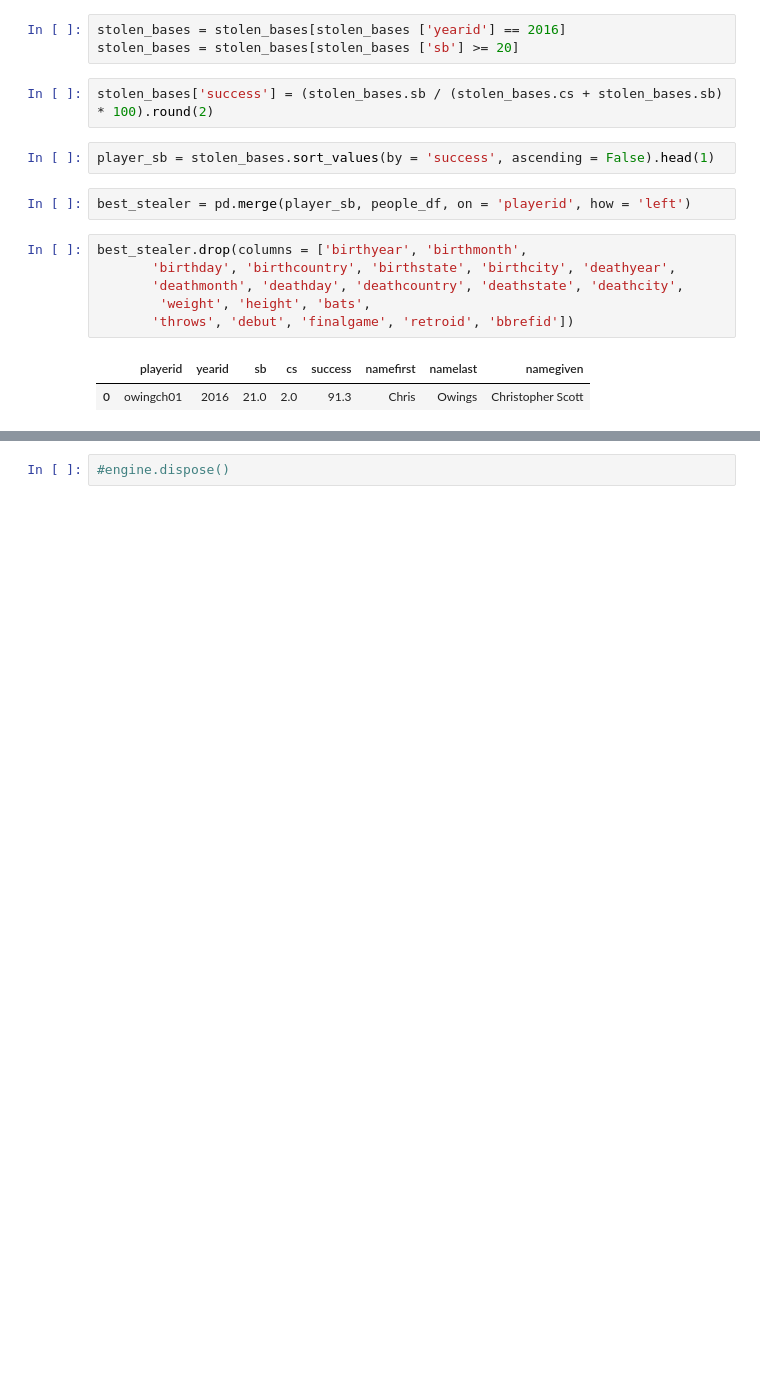
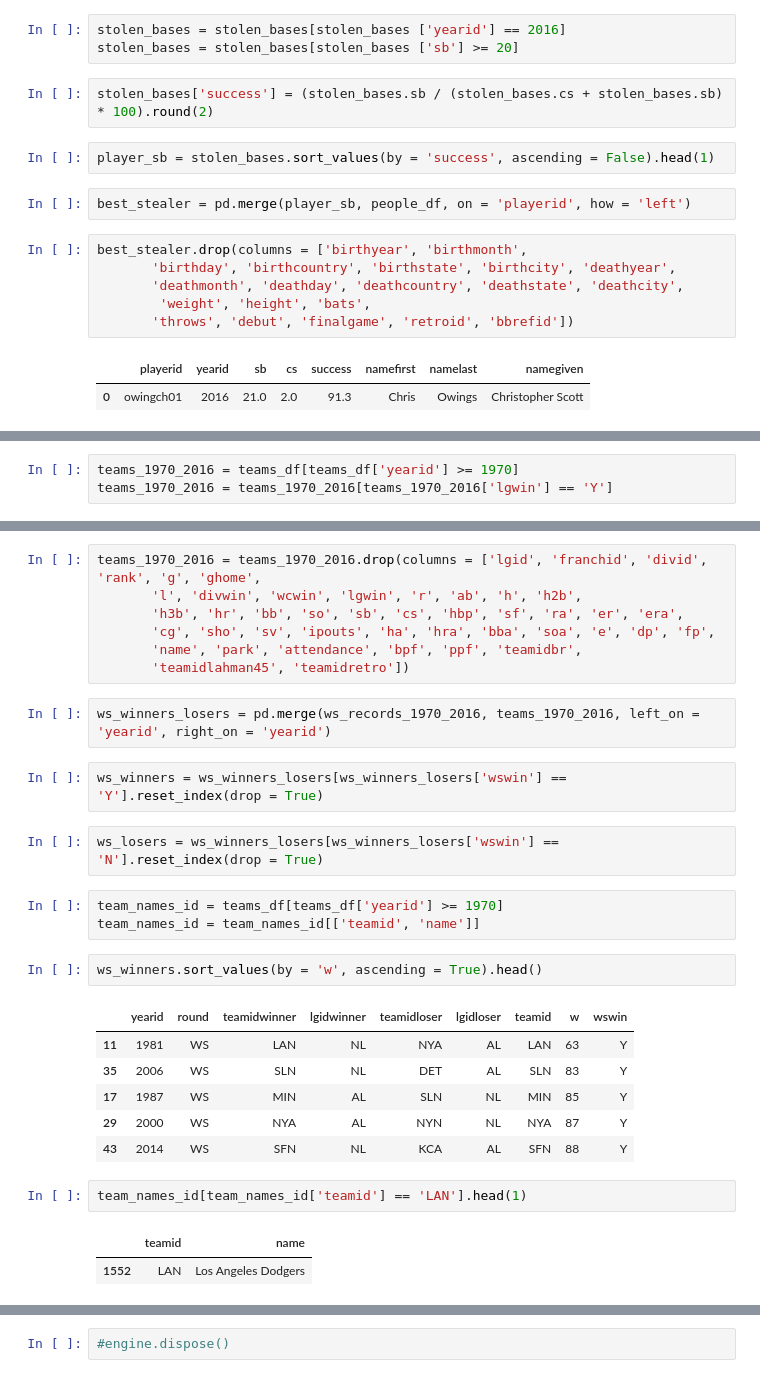
Before and after one commit to mwbarnesy/lahman-baseball-again, a Jupyter notebook: Notebooks/lahman_again.ipynb, the cells around one changed output, grey strips where cells are left out. Drawn from its saved outputs; the diff is of its cells as text; blank space fills up the shorter version.

Commit message:
Answered most of question 7 by merging seasonpost with teams.

```diff
--- a/Notebooks/lahman_again.ipynb
+++ b/Notebooks/lahman_again.ipynb
@@ -264,0 +273,3 @@ best_stealer.drop(columns = ['birthyear', 'birthmonth',
+# %%
+teams_1970_2016 = teams_df[teams_df['yearid'] >= 1970]
+teams_1970_2016 = teams_1970_2016[teams_1970_2016['lgwin'] == 'Y']
@@ -264,0 +286,30 @@ best_stealer.drop(columns = ['birthyear', 'birthmonth',
+# %%
+teams_1970_2016 = teams_1970_2016.drop(columns = ['lgid', 'franchid', 'divid', 'rank', 'g', 'ghome',
+       'l', 'divwin', 'wcwin', 'lgwin', 'r', 'ab', 'h', 'h2b',
+       'h3b', 'hr', 'bb', 'so', 'sb', 'cs', 'hbp', 'sf', 'ra', 'er', 'era',
+       'cg', 'sho', 'sv', 'ipouts', 'ha', 'hra', 'bba', 'soa', 'e', 'dp', 'fp',
+       'name', 'park', 'attendance', 'bpf', 'ppf', 'teamidbr',
+       'teamidlahman45', 'teamidretro'])
+# %%
+ws_winners_losers = pd.merge(ws_records_1970_2016, teams_1970_2016, left_on = 'yearid', right_on = 'yearid')
+# %%
+ws_winners = ws_winners_losers[ws_winners_losers['wswin'] == 'Y'].reset_index(drop = True)
+# %%
+ws_losers = ws_winners_losers[ws_winners_losers['wswin'] == 'N'].reset_index(drop = True)
+# %%
+team_names_id = teams_df[teams_df['yearid'] >= 1970]
+team_names_id = team_names_id[['teamid', 'name']]
+# %%
+ws_winners.sort_values(by = 'w', ascending = True).head()
+# %% [output]
+|  | yearid | round | teamidwinner | lgidwinner | teamidloser | lgidloser | teamid | w | wswin |
+| 11 | 1981 | WS | LAN | NL | NYA | AL | LAN | 63 | Y |
+| 35 | 2006 | WS | SLN | NL | DET | AL | SLN | 83 | Y |
+| 17 | 1987 | WS | MIN | AL | SLN | NL | MIN | 85 | Y |
+| 29 | 2000 | WS | NYA | AL | NYN | NL | NYA | 87 | Y |
+| 43 | 2014 | WS | SFN | NL | KCA | AL | SFN | 88 | Y |
+# %%
+team_names_id[team_names_id['teamid'] == 'LAN'].head(1)
+# %% [output]
+|  | teamid | name |
+| 1552 | LAN | Los Angeles Dodgers |
```
Also changed, not shown: parts of 17 cells of this notebook.
